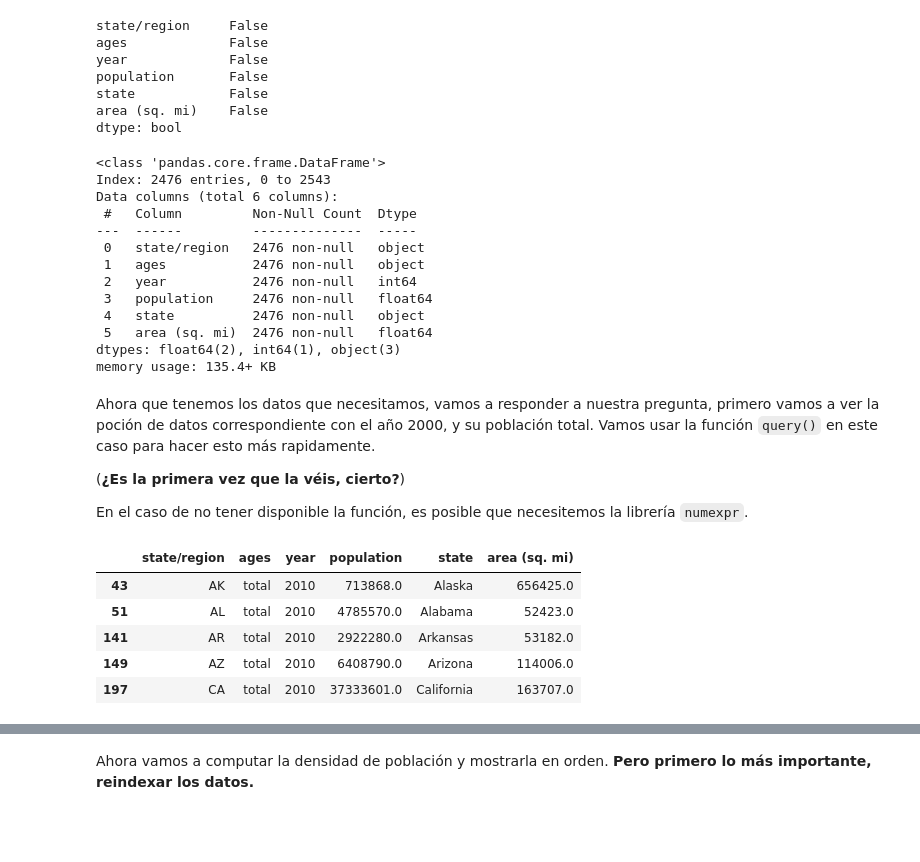
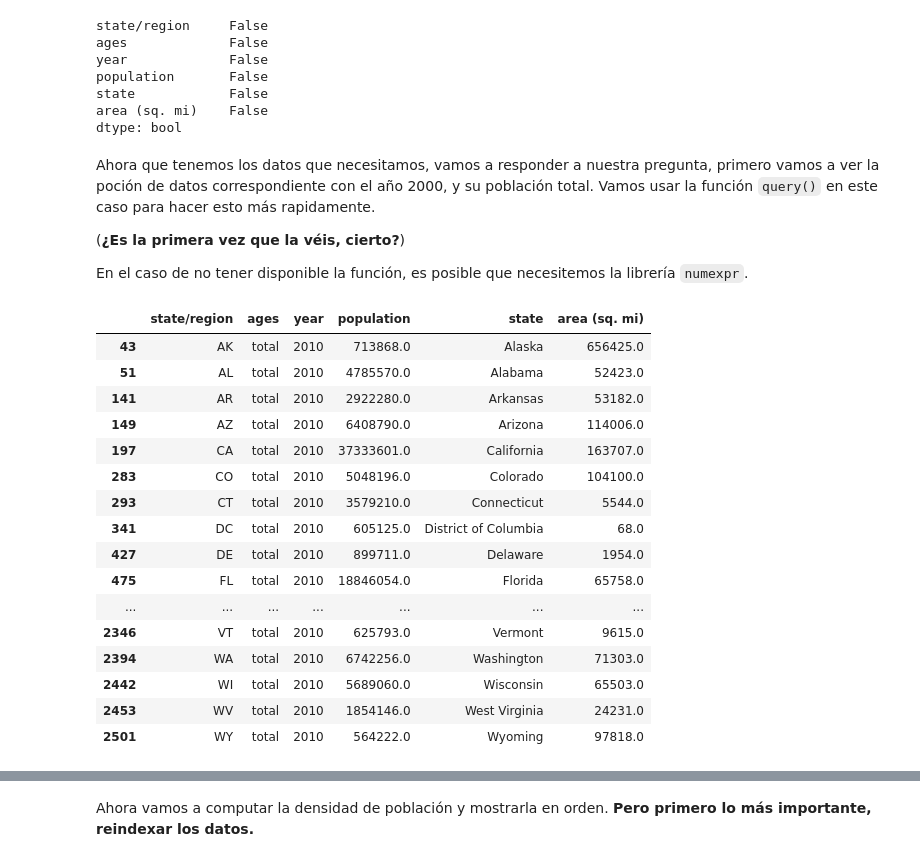
Before and after one commit to diego-dng/0426_DS_VITORIA-GASTEIZ, a Jupyter notebook: 2-Data_analysis/2-Pandas/Teoría/4_Combinar_Datasets.ipynb, the cells around one changed output, grey strips where cells are left out. Drawn from its saved outputs; the diff is of its cells as text; code cells hidden in the pictures; blank space fills up the shorter version.

```diff
--- a/2-Data_analysis/2-Pandas/Teoría/4_Combinar_Datasets.ipynb
+++ b/2-Data_analysis/2-Pandas/Teoría/4_Combinar_Datasets.ipynb
@@ -1281,22 +1291,6 @@ population       False
 state            False
 area (sq. mi)    False
 dtype: bool
-# %%
-final.info()
-# %% [output]
-<class 'pandas.core.frame.DataFrame'>
-Index: 2476 entries, 0 to 2543
-Data columns (total 6 columns):
- #   Column         Non-Null Count  Dtype
----  ------         --------------  -----
- 0   state/region   2476 non-null   object
- 1   ages           2476 non-null   object
- 2   year           2476 non-null   int64
- 3   population     2476 non-null   float64
- 4   state          2476 non-null   object
- 5   area (sq. mi)  2476 non-null   float64
-dtypes: float64(2), int64(1), object(3)
-memory usage: 135.4+ KB
 # %% [markdown]
 Ahora que tenemos los datos que necesitamos, vamos a responder a nuestra pregunta, primero vamos a ver la poción de datos correspondiente con el año 2000, y su población total. Vamos usar la función ``query()`` en este caso para hacer esto más rapidamente.
 
@@ -1305,11 +1299,22 @@ Ahora que tenemos los datos que necesitamos, vamos a responder a nuestra pregunt
 En el caso de no tener disponible la función, es posible que necesitemos la librería ``numexpr``.
 # %%
 data2010 = final.query("year == 2010 & ages == 'total'")
-data2010.head()
+data2010
 # %% [output]
 |  | state/region | ages | year | population | state | area (sq. mi) |
 | 43 | AK | total | 2010 | 713868.0 | Alaska | 656425.0 |
 | 51 | AL | total | 2010 | 4785570.0 | Alabama | 52423.0 |
 | 141 | AR | total | 2010 | 2922280.0 | Arkansas | 53182.0 |
 | 149 | AZ | total | 2010 | 6408790.0 | Arizona | 114006.0 |
 | 197 | CA | total | 2010 | 37333601.0 | California | 163707.0 |
+| 283 | CO | total | 2010 | 5048196.0 | Colorado | 104100.0 |
+| 293 | CT | total | 2010 | 3579210.0 | Connecticut | 5544.0 |
+| 341 | DC | total | 2010 | 605125.0 | District of Columbia | 68.0 |
+| 427 | DE | total | 2010 | 899711.0 | Delaware | 1954.0 |
+| 475 | FL | total | 2010 | 18846054.0 | Florida | 65758.0 |
+| ... | ... | ... | ... | ... | ... | ... |
+| 2346 | VT | total | 2010 | 625793.0 | Vermont | 9615.0 |
+| 2394 | WA | total | 2010 | 6742256.0 | Washington | 71303.0 |
+| 2442 | WI | total | 2010 | 5689060.0 | Wisconsin | 65503.0 |
+| 2453 | WV | total | 2010 | 1854146.0 | West Virginia | 24231.0 |
+| 2501 | WY | total | 2010 | 564222.0 | Wyoming | 97818.0 |
```
Also changed, not shown: parts of 12 cells of this notebook, 2 other files.
